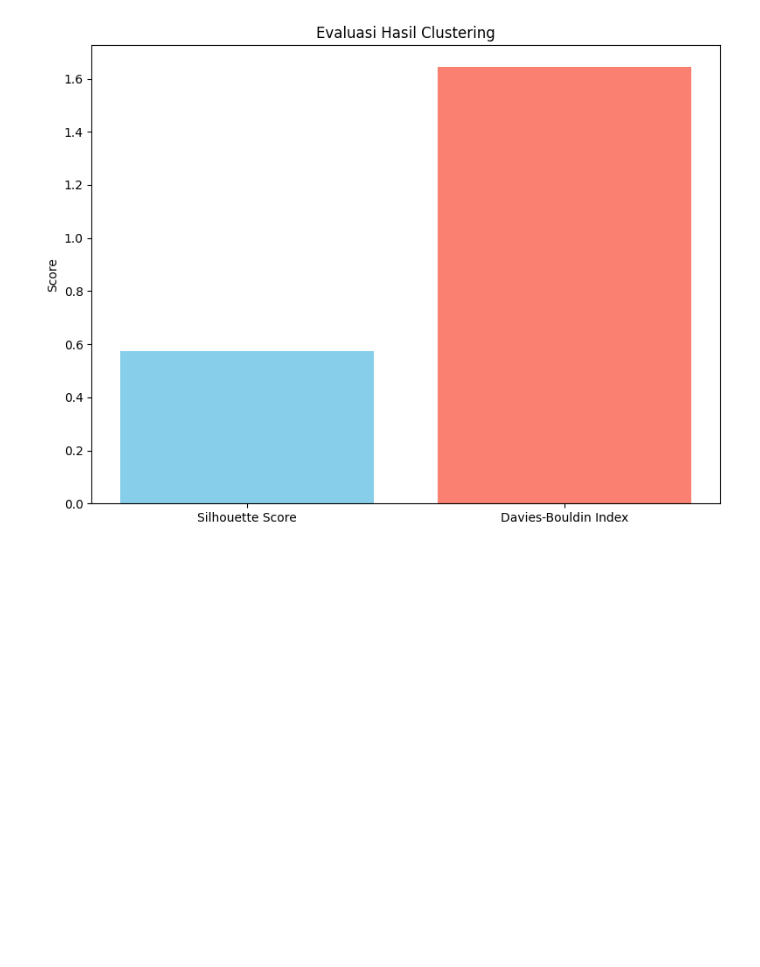
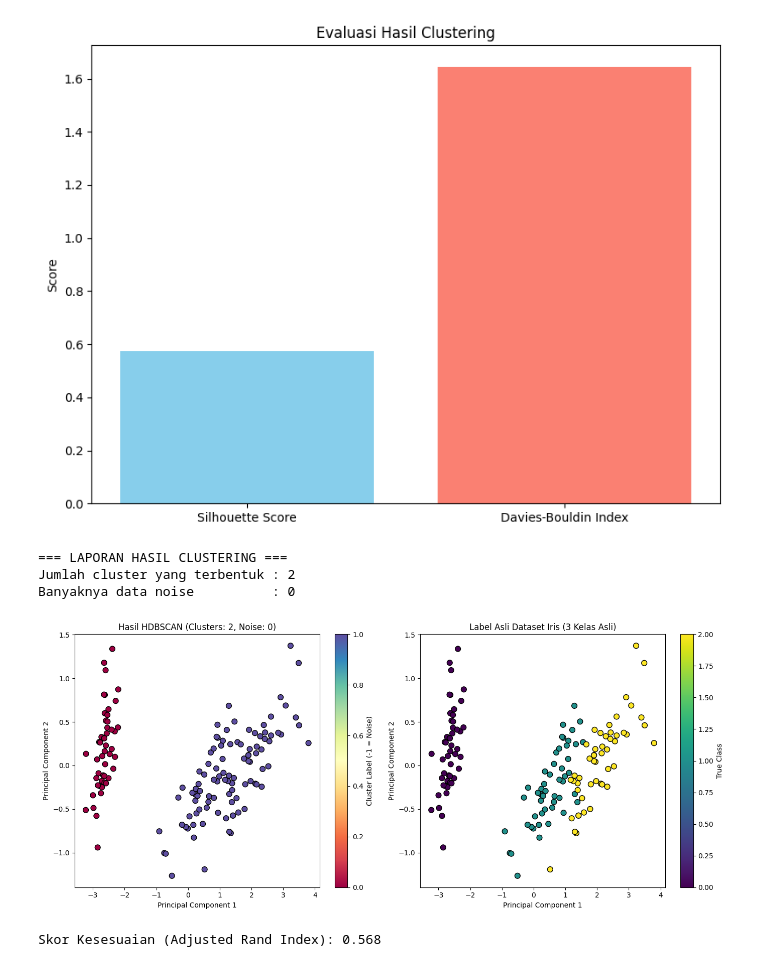
Before and after one commit to Rayhwcakep/machine_learning, a Jupyter notebook: JS05_Praktikum1-2.ipynb, the cells around one changed output. Saved outputs shown, nothing was run; the diff lists cells and outputs as text; code cells hidden in the pictures; blank space fills up the shorter version.

```diff
--- a/JS05_Praktikum1-2.ipynb
+++ b/JS05_Praktikum1-2.ipynb
@@ -181,0 +199,55 @@ plt.show()
+# %%
+# ==========================================
+# 2. MELAKUKAN CLUSTERING DENGAN HDBSCAN
+# ==========================================
+# Menggunakan min_cluster_size=10 yang cocok untuk dataset kecil (150 baris)
+hdb = hdbscan.HDBSCAN(min_cluster_size=10, min_samples=5)
+hdb_labels = hdb.fit_predict(X)
+# %%
+# ==========================================
+# 3. MELAPORKAN HASIL (Cluster & Noise)
+# ==========================================
+# -1 menandakan noise pada HDBSCAN
+n_clusters = len(set(hdb_labels)) - (1 if -1 in hdb_labels else 0)
+n_noise = list(hdb_labels).count(-1)
+print("=== LAPORAN HASIL CLUSTERING ===")
+print(f"Jumlah cluster yang terbentuk : {n_clusters}")
+print(f"Banyaknya data noise          : {n_noise}")
+# %% [output]
+=== LAPORAN HASIL CLUSTERING ===
+Jumlah cluster yang terbentuk : 2
+Banyaknya data noise          : 0
+# %%
+
+# ==========================================
+# 4. VISUALISASI DENGAN REDUKSI DIMENSI PCA
+# ==========================================
+# Dataset iris memiliki 4 fitur/dimensi. Kita reduksi menjadi 2 dimensi agar bisa di-plot
+pca = PCA(n_components=2)
+X_pca = pca.fit_transform(X)
+
+fig, axes = plt.subplots(1, 2, figsize=(14, 6))
+
+# Plot 1: Hasil Clustering HDBSCAN
+scatter_hdb = axes[0].scatter(X_pca[:, 0], X_pca[:, 1], c=hdb_labels, cmap='Spectral', edgecolor='k', s=60)
+axes[0].set_title(f"Hasil HDBSCAN (Clusters: {n_clusters}, Noise: {n_noise})")
+axes[0].set_xlabel("Principal Component 1")
+axes[0].set_ylabel("Principal Component 2")
+fig.colorbar(scatter_hdb, ax=axes[0], label="Cluster Label (-1 = Noise)")
+
+# Plot 2: Label Asli Dataset (Ground Truth)
+scatter_true = axes[1].scatter(X_pca[:, 0], X_pca[:, 1], c=y_true, cmap='viridis', edgecolor='k', s=60)
+axes[1].set_title("Label Asli Dataset Iris (3 Kelas Asli)")
+axes[1].set_xlabel("Principal Component 1")
+axes[1].set_ylabel("Principal Component 2")
+fig.colorbar(scatter_true, ax=axes[1], label="True Class")
+
+plt.tight_layout()
+plt.show()
+
+# Evaluasi kesamaan cluster dengan label asli
+ari_score = adjusted_rand_score(y_true, hdb_labels)
+print(f"\nSkor Kesesuaian (Adjusted Rand Index): {ari_score:.3f}")
+# %% [output]
+[figure, added]
+Skor Kesesuaian (Adjusted Rand Index): 0.568
```
Also changed, not shown: parts of 2 cells of this notebook.
